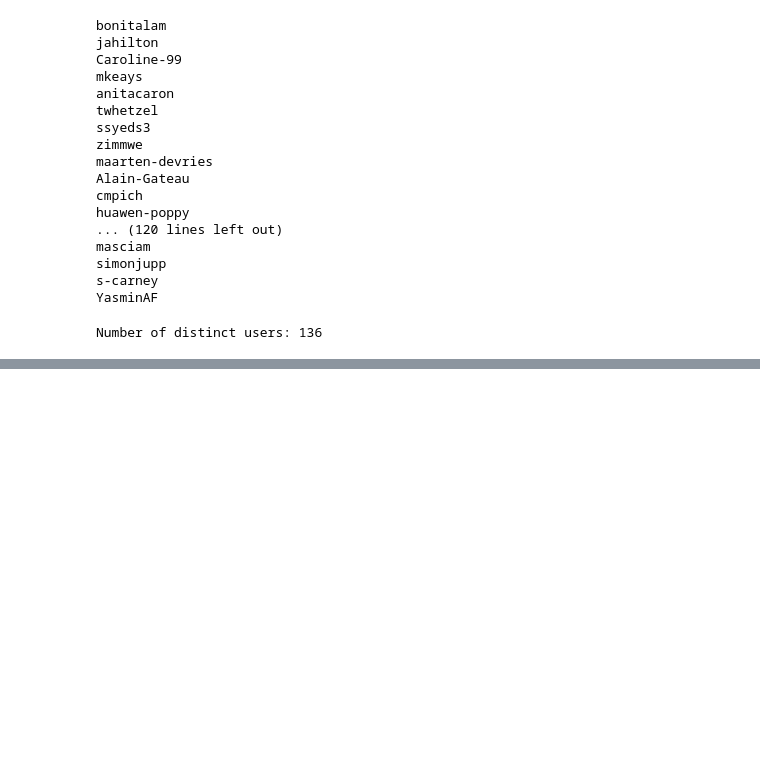
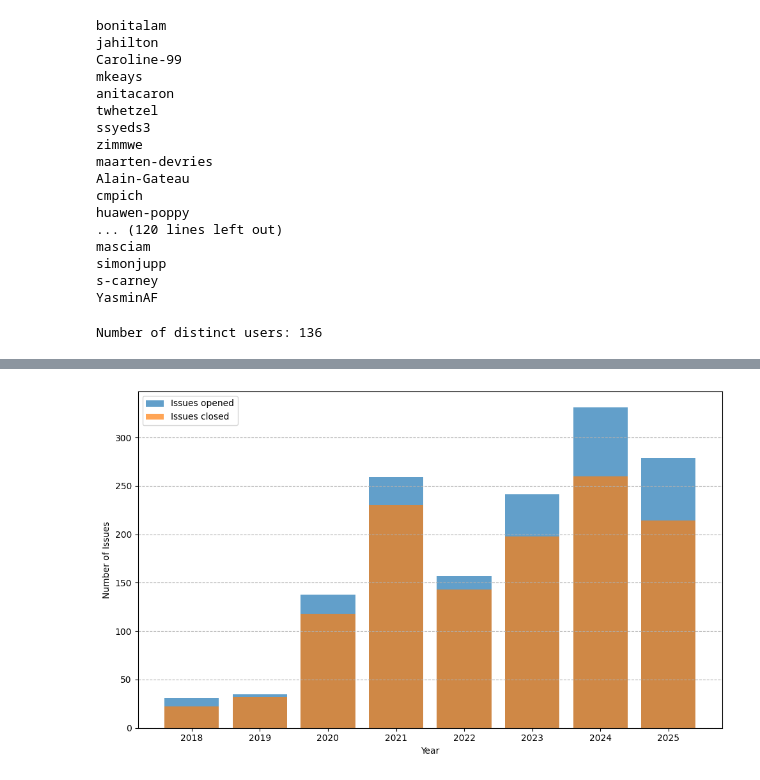
Before and after one commit to shawntanzk/cl-manuscript, a Jupyter notebook: github-stats/github-stats.ipynb, the cells around one changed output, grey strips where cells are left out. Drawn from its saved outputs; the diff is of its cells as text; code cells hidden in the pictures; blank space fills up the shorter version.

Commit message:
add issues graph

```diff
--- a/github-stats/github-stats.ipynb
+++ b/github-stats/github-stats.ipynb
@@ -51,0 +55,6 @@ Number of distinct users: 136
+# %%
+import pandas as pd
+import matplotlib.pyplot as plt
+import numpy as np
+
+issues = pd.read_csv('../data/issues-stats.csv', sep='\t')
@@ -51,0 +73,17 @@ Number of distinct users: 136
+# %%
+# Bar plot of issues close and open over years
+
+bar_width = 0.4
+
+plt.figure(figsize=(10, 6))
+plt.bar(issues['Year'], issues['Issues opened'], label='Issues opened', alpha=0.7)
+plt.bar(issues['Year'], issues['Issues closed'], label='Issues closed', alpha=0.7)
+
+plt.xlabel('Year')
+plt.ylabel('Number of Issues')
+plt.legend()
+plt.grid(axis='y', linestyle='--')
+plt.tight_layout()
+plt.show()
+# %% [output]
+[figure, added]
```
Also changed, not shown: parts of 3 cells of this notebook, 1 other file.
